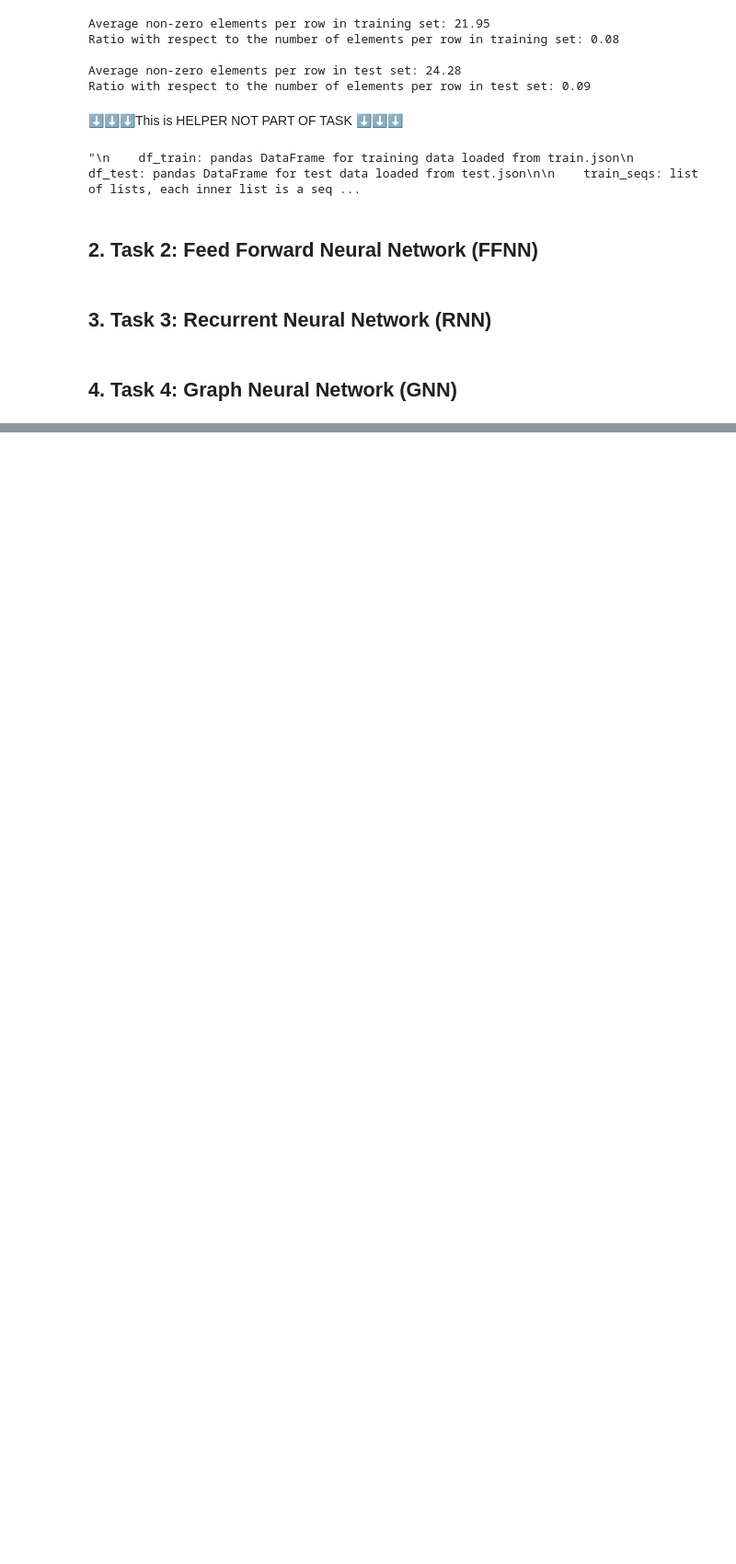
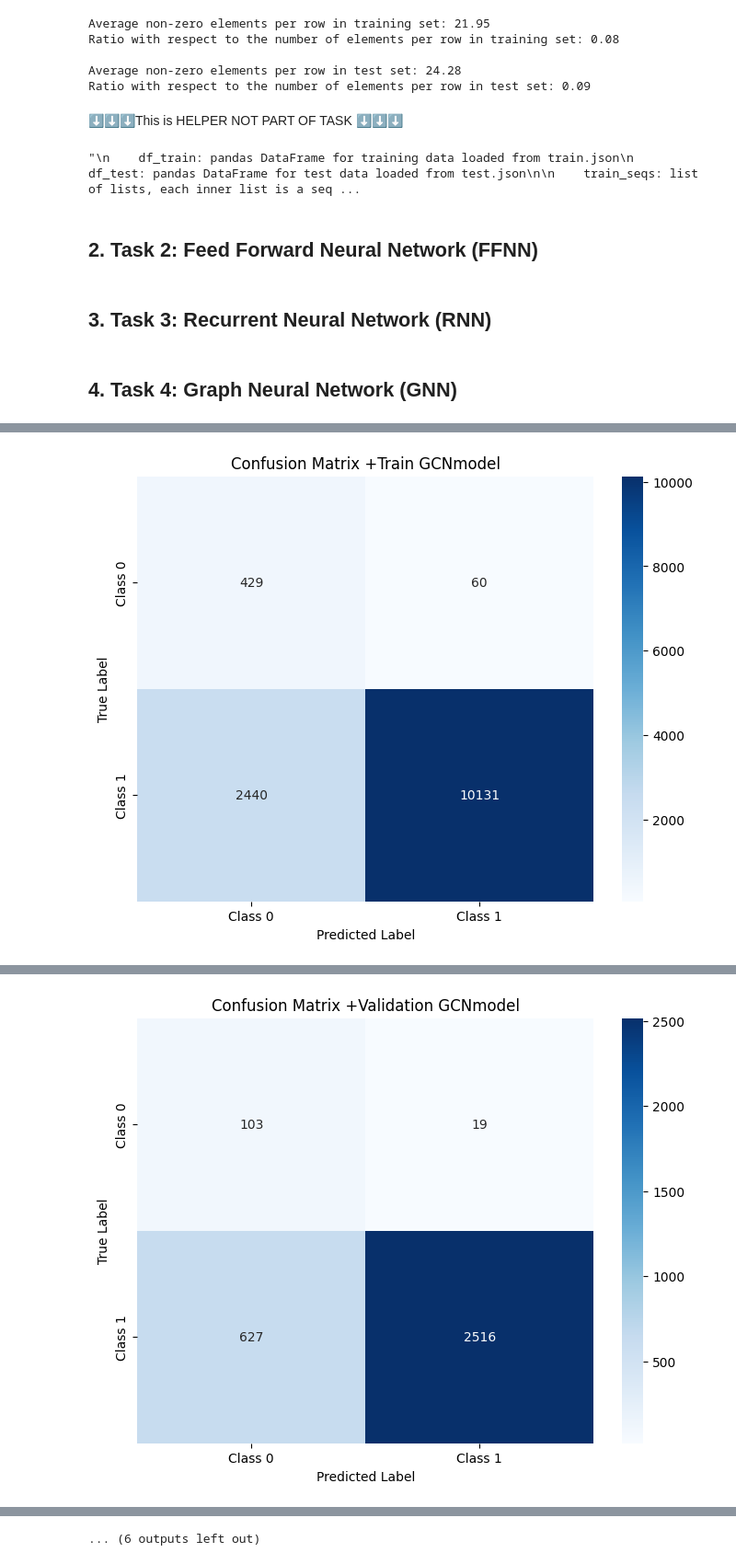
Before and after one commit to ai4cyb/ai4cyb, a Jupyter notebook: lab2/src/lab2.ipynb, the cells around one changed output, grey strips where cells are left out. Shown at 92% size. Drawn from its saved outputs; the diff is of its cells as text; code cells hidden in the pictures; blank space fills up the shorter version.

```diff
--- a/lab2/src/lab2.ipynb
+++ b/lab2/src/lab2.ipynb
@@ -221,0 +639,13 @@ Ratio with respect to the number of elements per row in test set: 0.09
+# %%
+model_names = ["GCNmodel", "GraphSAGEmodel", "GATmodel"]
+models = [GCNmodel, GraphSAGEmodel, GATmodel]
+for i in range(len(model_names)):
+    model = models[i]
+    train_accuracy = testing_model(model, train_loader, device, "Train", model_names[i])
+    print(f'Train Accuracy: {train_accuracy:.4f}')
+    val_accuracy = testing_model(model, val_loader, device, "Validation", model_names[i])
+    print(f'Validation Accuracy: {val_accuracy:.4f}')
+    test_accuracy = testing_model(model, test_loader, device, "Test", model_names[i])
+    print(f'Test Accuracy: {test_accuracy:.4f}')
+# %% [output]
+[figure, added]
@@ -221,0 +654 @@ Ratio with respect to the number of elements per row in test set: 0.09
+[figure, added]
@@ -221,0 +669 @@ Ratio with respect to the number of elements per row in test set: 0.09
+... (6 outputs left out)
```
Also changed, not shown: parts of 11 cells of this notebook.
